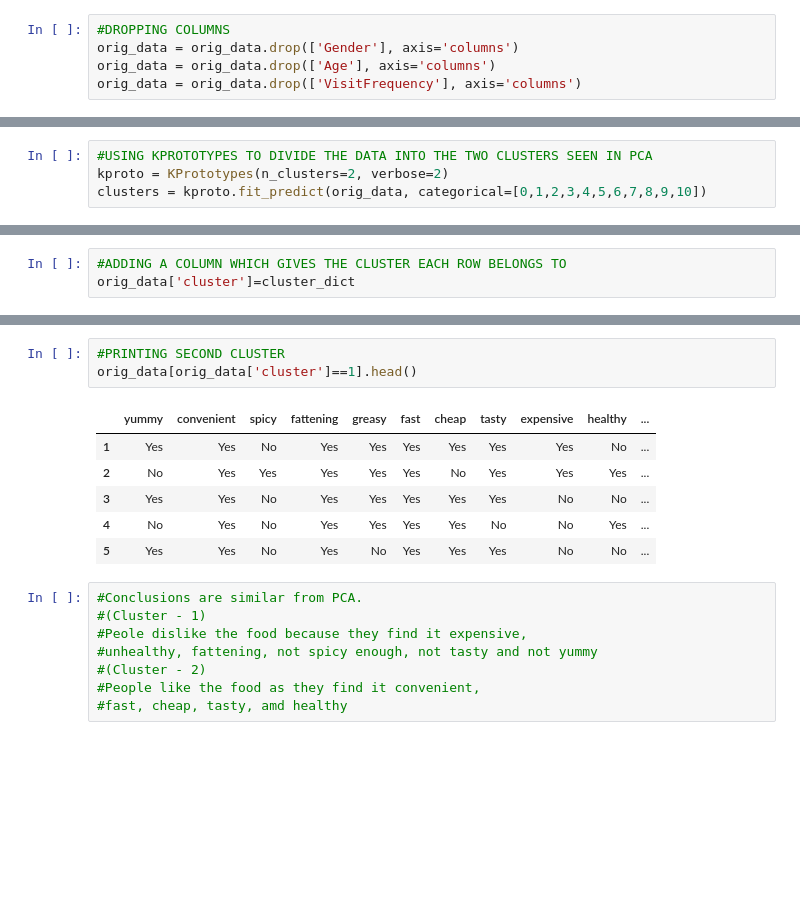
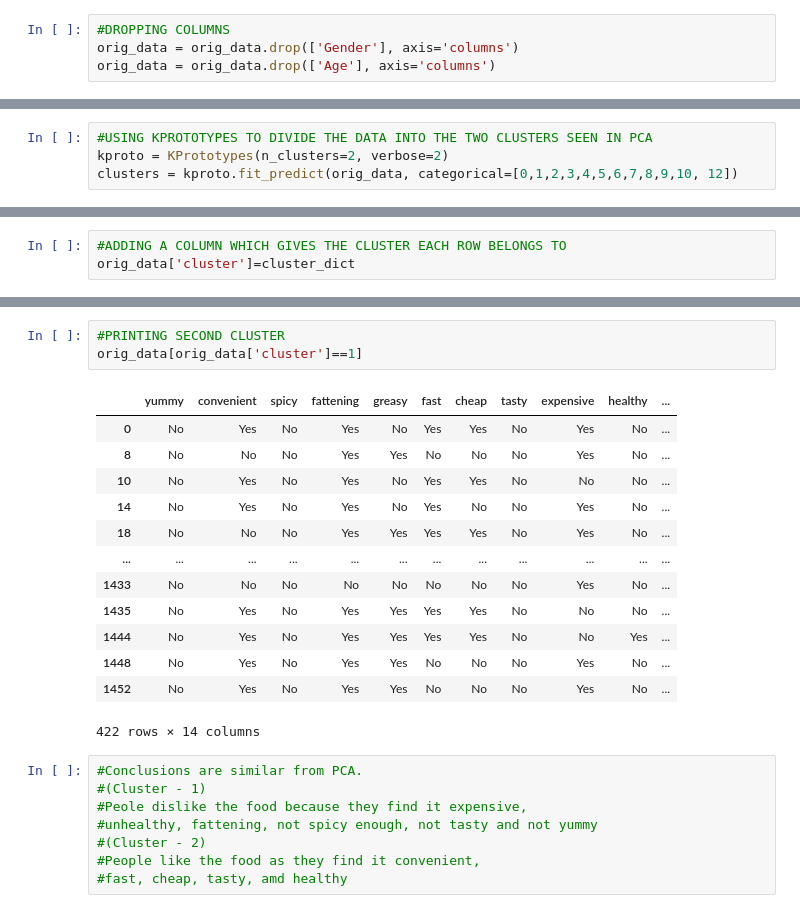
Before and after one commit to adichowdhuri/Feynn-Labs-Study-Task, a Jupyter notebook: clustering.ipynb, the cells around one changed output, grey strips where cells are left out. Saved outputs shown, nothing was run; the diff lists cells and outputs as text; blank space fills up the shorter version.

```diff
--- a/clustering.ipynb
+++ b/clustering.ipynb
@@ -87,7 +87,6 @@ orig_data.head()
 #DROPPING COLUMNS
 orig_data = orig_data.drop(['Gender'], axis='columns')
 orig_data = orig_data.drop(['Age'], axis='columns')
-orig_data = orig_data.drop(['VisitFrequency'], axis='columns')
 # %%
 orig_data.head()
 # %% [output]
@@ -100,7 +99,7 @@ orig_data.head()
 # %%
 #USING KPROTOTYPES TO DIVIDE THE DATA INTO THE TWO CLUSTERS SEEN IN PCA
 kproto = KPrototypes(n_clusters=2, verbose=2)
-clusters = kproto.fit_predict(orig_data, categorical=[0,1,2,3,4,5,6,7,8,9,10])
+clusters = kproto.fit_predict(orig_data, categorical=[0,1,2,3,4,5,6,7,8,9,10, 12])
 # %% [output]
 Initialization method and algorithm are deterministic. Setting n_init to 1.
 Init: initializing centroids
@@ -157,13 +163,20 @@ orig_data[orig_data['cluster']==0].head()
 # %%
 #PRINTING SECOND CLUSTER
-orig_data[orig_data['cluster']==1].head()
+orig_data[orig_data['cluster']==1]
 # %% [output]
 |  | yummy | convenient | spicy | fattening | greasy | fast | cheap | tasty | expensive | healthy | ... |
-| 1 | Yes | Yes | No | Yes | Yes | Yes | Yes | Yes | Yes | No | ... |
-| 2 | No | Yes | Yes | Yes | Yes | Yes | No | Yes | Yes | Yes | ... |
-| 3 | Yes | Yes | No | Yes | Yes | Yes | Yes | Yes | No | No | ... |
-| 4 | No | Yes | No | Yes | Yes | Yes | Yes | No | No | Yes | ... |
-| 5 | Yes | Yes | No | Yes | No | Yes | Yes | Yes | No | No | ... |
+| 0 | No | Yes | No | Yes | No | Yes | Yes | No | Yes | No | ... |
+| 8 | No | No | No | Yes | Yes | No | No | No | Yes | No | ... |
+| 10 | No | Yes | No | Yes | No | Yes | Yes | No | No | No | ... |
+| 14 | No | Yes | No | Yes | No | Yes | No | No | Yes | No | ... |
+| 18 | No | No | No | Yes | Yes | Yes | Yes | No | Yes | No | ... |
+| ... | ... | ... | ... | ... | ... | ... | ... | ... | ... | ... | ... |
+| 1433 | No | No | No | No | No | No | No | No | Yes | No | ... |
+| 1435 | No | Yes | No | Yes | Yes | Yes | Yes | No | No | No | ... |
+| 1444 | No | Yes | No | Yes | Yes | Yes | Yes | No | No | Yes | ... |
+| 1448 | No | Yes | No | Yes | Yes | No | No | No | Yes | No | ... |
+| 1452 | No | Yes | No | Yes | Yes | No | No | No | Yes | No | ... |
+422 rows × 14 columns
 # %%
 #Conclusions are similar from PCA.
 #(Cluster - 1)
```
Also changed, not shown: parts of 3 cells of this notebook.
